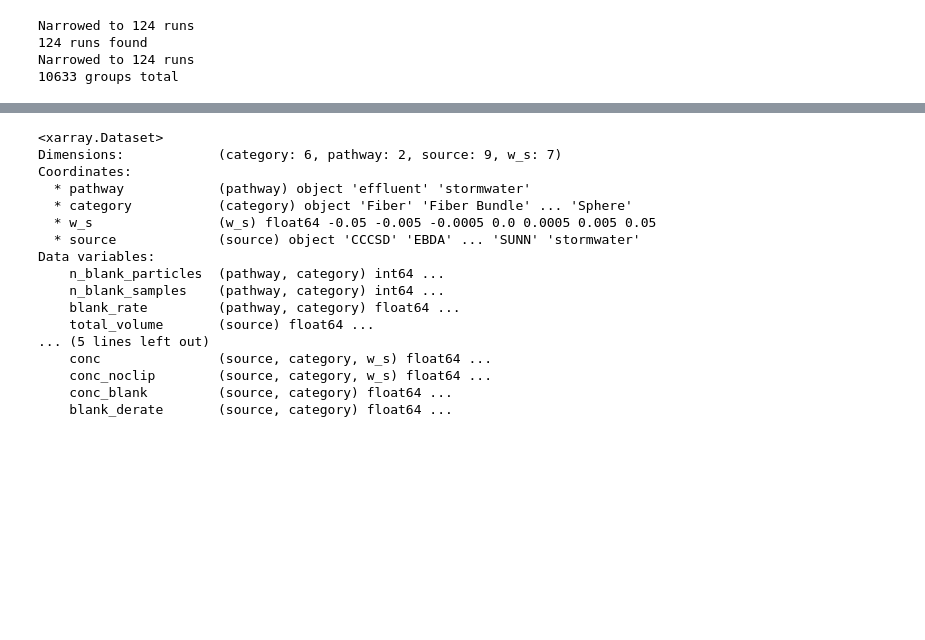
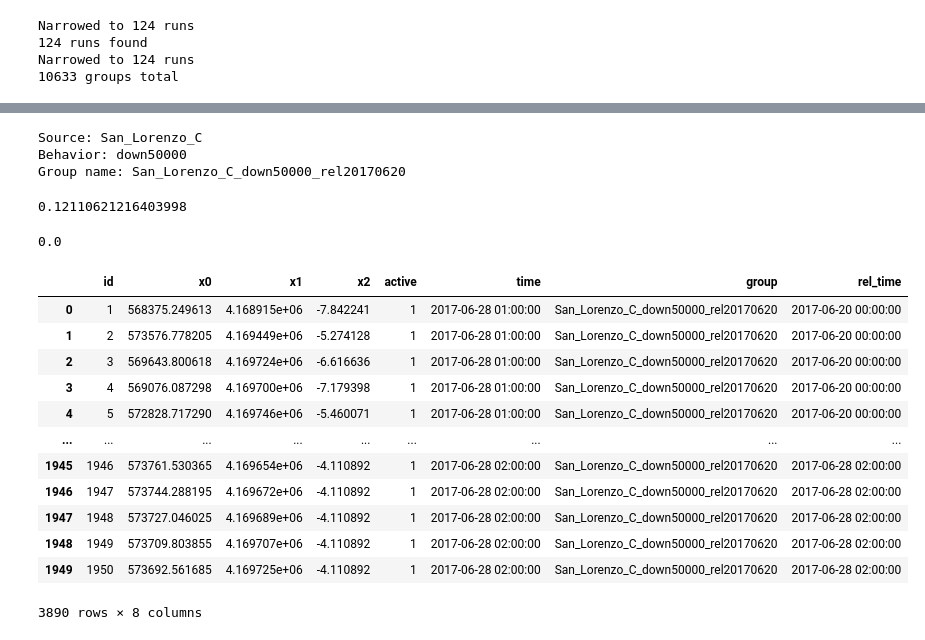
Before and after one commit to rustychris/microplastic_sfbay, a Jupyter notebook: postprocess/postproc_nosql_v00.ipynb, the cells around one changed output, grey strips where cells are left out. Drawn from its saved outputs; the diff is of its cells as text; code cells hidden in the pictures; blank space fills up the shorter version.

```diff
--- a/postprocess/postproc_nosql_v00.ipynb
+++ b/postprocess/postproc_nosql_v00.ipynb
@@ -399,8 +681,9 @@ Narrowed to 124 runs
 10633 groups total
 # %%
 %%time
-criteria=dict(t_min=np.datetime64("2017-07-09 23:00"),
-              t_max=np.datetime64("2017-07-10 02:00"),
+criteria=dict(t_min=np.datetime64("2017-06-28 01:00"),
+              t_max=np.datetime64("2017-06-28 02:00"),
+              category='all',z_below_surface_max=0.20,
               behavior='up5000')
 
 particles=experiment.query_particles(criteria=criteria)
@@ -564,20 +754,55 @@ if source in
-# %%
-load_data
-# %% [output]
-<xarray.Dataset>
-Dimensions:            (category: 6, pathway: 2, source: 9, w_s: 7)
-Coordinates:
-  * pathway            (pathway) object 'effluent' 'stormwater'
-  * category           (category) object 'Fiber' 'Fiber Bundle' ... 'Sphere'
-  * w_s                (w_s) float64 -0.05 -0.005 -0.0005 0.0 0.0005 0.005 0.05
-  * source             (source) object 'CCCSD' 'EBDA' ... 'SUNN' 'stormwater'
-Data variables:
-    n_blank_particles  (pathway, category) int64 ...
-    n_blank_samples    (pathway, category) int64 ...
-    blank_rate         (pathway, category) float64 ...
-    total_volume       (source) float64 ...
-... (5 lines left out)
-    conc               (source, category, w_s) float64 ...
-    conc_noclip        (source, category, w_s) float64 ...
-    conc_blank         (source, category) float64 ...
-    blank_derate       (source, category) float64 ...
+# %%
+# Weighting w.r.t. source, release time, behavior
+# This should be implemented by Group
+group=groups[0]
+
+print("Source:",group.source)
+print("Behavior:",group.behavior)
+print("Group name:",group.name)
+
+
+grp_particles=group.query_particles(criteria)
+len(grp_particles)
+
+# HERE -
+# Groups now have load_conc(category) => particles/l
+# and volume_per_particle(particles) => m3/particle
+
+group.load_conc('Fragment')
+
+# Sanity check:
+# this is giving about 60m3/particle.
+# I know there are 10 particles/hr released.
+# so that's saying that San_Lorenzo_C[reek] has
+# a flow of 600m3/hour, or 0.17 m3/s in June 2017.
+# USGS measured is 6-8 cfs, which is order 0.2 m3/s.
+# Good.
+
+volumes=group.volume_per_particle(grp_particles)
+
+mp_count=volumes*
+# %% [output]
+Source: San_Lorenzo_C
+Behavior: down50000
+Group name: San_Lorenzo_C_down50000_rel20170620
+0.12110621216403998
+# %%
+group.load_conc('Fiber')
+# %% [output]
+0.0
+# %%
+grp_particles
+# %% [output]
+|  | id | x0 | x1 | x2 | active | time | group | rel_time |
+| 0 | 1 | 568375.249613 | 4.168915e+06 | -7.842241 | 1 | 2017-06-28 01:00:00 | San_Lorenzo_C_down50000_rel20170620 | 2017-06-20 00:00:00 |
+| 1 | 2 | 573576.778205 | 4.169449e+06 | -5.274128 | 1 | 2017-06-28 01:00:00 | San_Lorenzo_C_down50000_rel20170620 | 2017-06-20 00:00:00 |
+| 2 | 3 | 569643.800618 | 4.169724e+06 | -6.616636 | 1 | 2017-06-28 01:00:00 | San_Lorenzo_C_down50000_rel20170620 | 2017-06-20 00:00:00 |
+| 3 | 4 | 569076.087298 | 4.169700e+06 | -7.179398 | 1 | 2017-06-28 01:00:00 | San_Lorenzo_C_down50000_rel20170620 | 2017-06-20 00:00:00 |
+| 4 | 5 | 572828.717290 | 4.169746e+06 | -5.460071 | 1 | 2017-06-28 01:00:00 | San_Lorenzo_C_down50000_rel20170620 | 2017-06-20 00:00:00 |
+| ... | ... | ... | ... | ... | ... | ... | ... | ... |
+| 1945 | 1946 | 573761.530365 | 4.169654e+06 | -4.110892 | 1 | 2017-06-28 02:00:00 | San_Lorenzo_C_down50000_rel20170620 | 2017-06-28 02:00:00 |
+| 1946 | 1947 | 573744.288195 | 4.169672e+06 | -4.110892 | 1 | 2017-06-28 02:00:00 | San_Lorenzo_C_down50000_rel20170620 | 2017-06-28 02:00:00 |
+| 1947 | 1948 | 573727.046025 | 4.169689e+06 | -4.110892 | 1 | 2017-06-28 02:00:00 | San_Lorenzo_C_down50000_rel20170620 | 2017-06-28 02:00:00 |
+| 1948 | 1949 | 573709.803855 | 4.169707e+06 | -4.110892 | 1 | 2017-06-28 02:00:00 | San_Lorenzo_C_down50000_rel20170620 | 2017-06-28 02:00:00 |
+| 1949 | 1950 | 573692.561685 | 4.169725e+06 | -4.110892 | 1 | 2017-06-28 02:00:00 | San_Lorenzo_C_down50000_rel20170620 | 2017-06-28 02:00:00 |
+3890 rows × 8 columns
```
Also changed, not shown: parts of 15 cells of this notebook.
